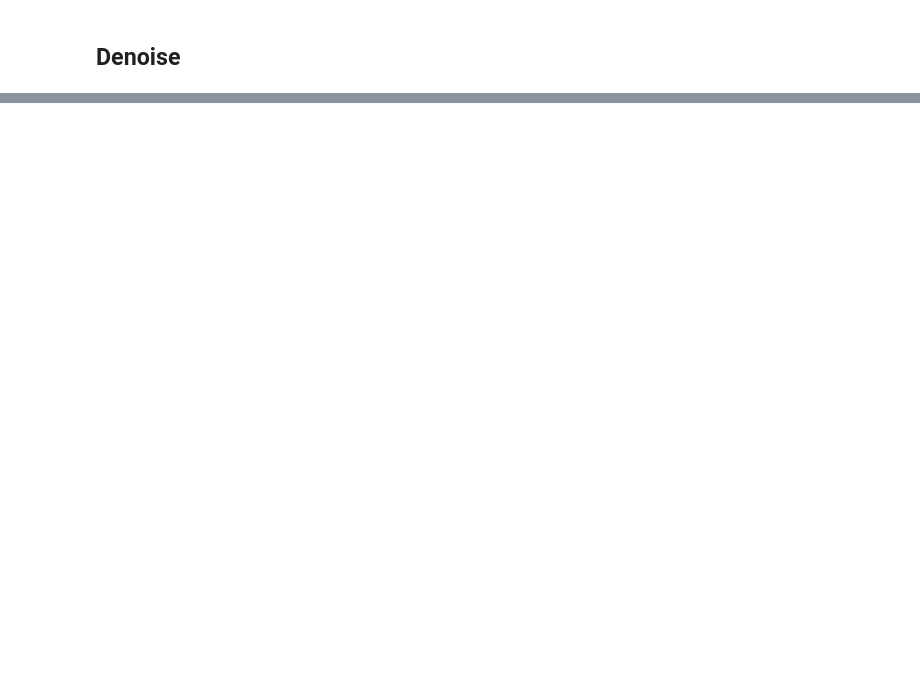
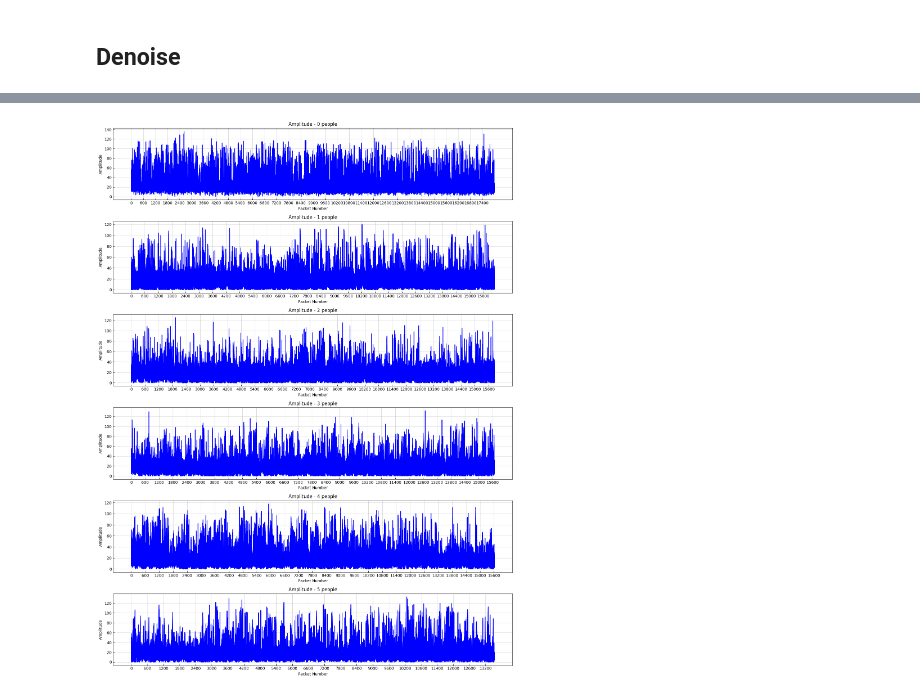
Before and after one commit to thu4n/WiFi-Vision-Counting, a Jupyter notebook: csi-notebooks/2_Denoise_with_Filters.ipynb, the cells around one changed output, grey strips where cells are left out. Cells and saved outputs as stored; diff of their text form; code cells hidden in the pictures; blank space fills up the shorter version.

```diff
--- a/csi-notebooks/2_Denoise_with_Filters.ipynb
+++ b/csi-notebooks/2_Denoise_with_Filters.ipynb
@@ -93,3 +98,25 @@ for df in filtered_dfs:
+# %%
+plt.style.use('default')
+
+fig, ax = plt.subplots(len(dfs), 1)
+index = 0
+for x in dfs:
+    amp_x = [i for i in range(dfs[index].shape[0])]
+    ax[index].plot(amp_x, dfs[index],color='blue')
+    ax[index].set(xlabel='Packet Number', ylabel='Amplitude',
+       title=f'Amplitude - {index} people')
+    ax[index].grid()
+    ax[index].tick_params(direction='in', grid_alpha=0.5)
+    ax[index].set_xticks(np.arange(0, len(amp_x)+1, 600))
+    index += 1
+
+fig.set_figheight(20)
+fig.set_figwidth(15)
+
+plt.tight_layout()
+plt.show()
+# %% [output]
+[figure, added]
 # %%
 plt.style.use('default')
 
```
Also changed, not shown: parts of 8 cells of this notebook.
